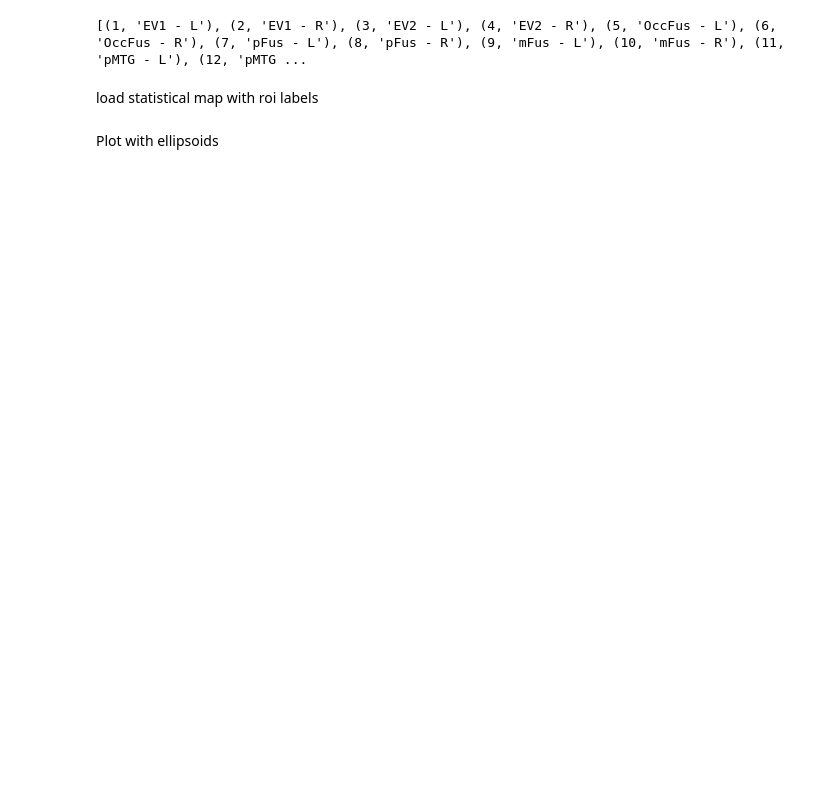
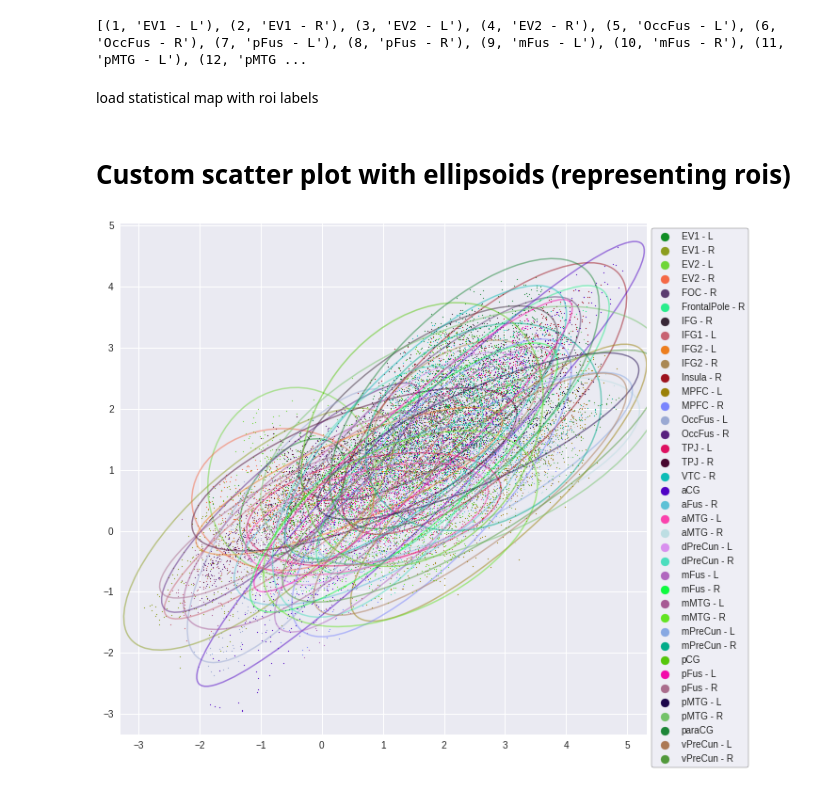
Before and after one commit to oliver-contier/famface-temporal-dynamics, a Jupyter notebook: notebooks/plot.results.ipynb, the cells around one changed output. Cells and saved outputs as stored; diff of their text form; code cells hidden in the pictures; blank space fills up the shorter version.

Commit message:
made a slick function out of the scatter plot

```diff
--- a/notebooks/plot.results.ipynb
+++ b/notebooks/plot.results.ipynb
@@ -402,12 +400,6 @@ intercept_zstat = intc_filename.replace('_threshold', '')
 # load intercept and slope with roi info
 intercept_roi = load_with_labels(intercept_zstat, combined_file, labels)
 slope_roi = load_with_labels(unfamvsfam, combined_file, labels)
-# %% [markdown]
-Plot with ellipsoids
-# %%
-# assign random colors (rgb) to roi labels
-roicolors = [{'roi' : rl,
-              'rgb' : (random.uniform(0, 1), random.uniform(0, 1), random.uniform(0, 1))}
-              for rl in np.unique(intercept_roi.fa.roi_label)
-              if rl != '']
+# %% [markdown]
+# Custom scatter plot with ellipsoids (representing rois)
 # %%
@@ -450,0 +456,4 @@ plt.show()
+# %%
+fig, ax = scatter_ellipsoids(intercept_roi, slope_roi)
+# %% [output]
+[figure, added]
```
Also changed, not shown: parts of 3 cells of this notebook.
